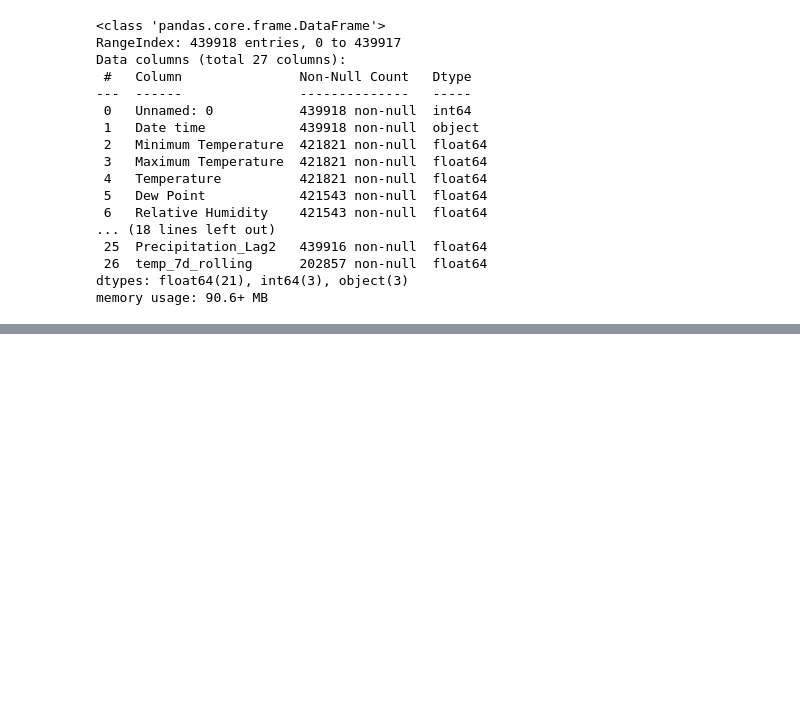
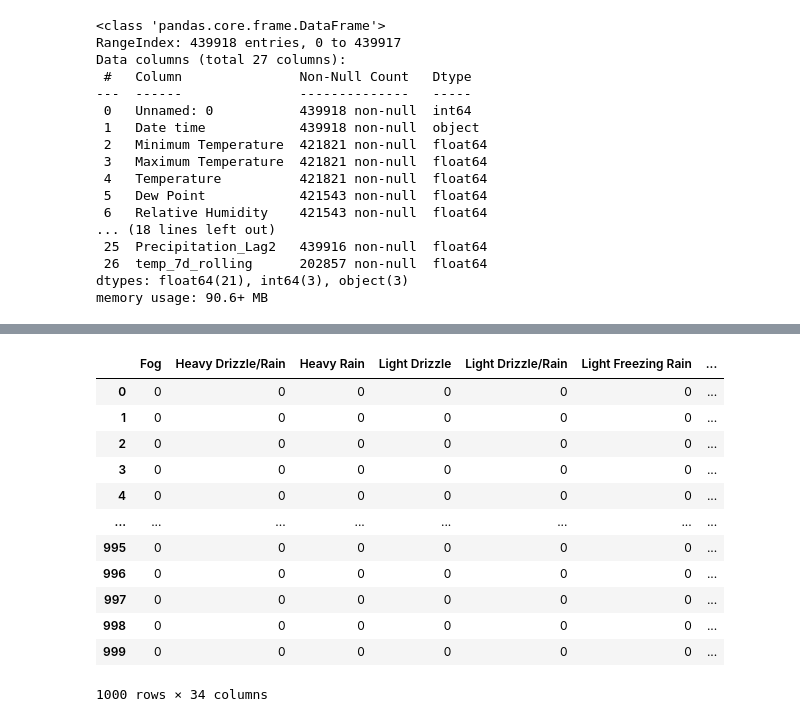
Before and after one commit to Harel-Amir/ML-FinalProject, a Jupyter notebook: weatherModel.ipynb, the cells around one changed output, grey strips where cells are left out. Saved outputs shown, nothing was run; the diff lists cells and outputs as text; code cells hidden in the pictures; blank space fills up the shorter version.

```diff
--- a/weatherModel.ipynb
+++ b/weatherModel.ipynb
@@ -195,0 +158,4 @@ array(['Overcast', 'Rain, Overcast', 'Partially cloudy',
+# %%
+test['Date time'] = pd.to_datetime(test['Date time'])
+test['Date time'] = test['Date time'].apply(lambda x: x.timestamp())
+test['Date time']
@@ -195,0 +192,3 @@ array(['Overcast', 'Rain, Overcast', 'Partially cloudy',
+# %%
+test['Weather Type'] = test['Weather Type'].str.split(',')
+test['Weather Type']
@@ -195,0 +233,6 @@ array(['Overcast', 'Rain, Overcast', 'Partially cloudy',
+# %%
+df = test['Weather Type'].to_frame()
+df['Weather Type'] = df['Weather Type'].apply(lambda d: d if isinstance(d, list) else [])
+mlb = MultiLabelBinarizer()
+df_transformed = pd.DataFrame(mlb.fit_transform(df['Weather Type']), columns=mlb.classes_, index=df.index)
+df_transformed.columns
@@ -195,0 +251,16 @@ array(['Overcast', 'Rain, Overcast', 'Partially cloudy',
+# %%
+df_transformed
+# %% [output]
+|  | Fog | Heavy Drizzle/Rain | Heavy Rain | Light Drizzle | Light Drizzle/Rain | Light Freezing Rain | ... |
+| 0 | 0 | 0 | 0 | 0 | 0 | 0 | ... |
+| 1 | 0 | 0 | 0 | 0 | 0 | 0 | ... |
+| 2 | 0 | 0 | 0 | 0 | 0 | 0 | ... |
+| 3 | 0 | 0 | 0 | 0 | 0 | 0 | ... |
+| 4 | 0 | 0 | 0 | 0 | 0 | 0 | ... |
+| ... | ... | ... | ... | ... | ... | ... | ... |
+| 995 | 0 | 0 | 0 | 0 | 0 | 0 | ... |
+| 996 | 0 | 0 | 0 | 0 | 0 | 0 | ... |
+| 997 | 0 | 0 | 0 | 0 | 0 | 0 | ... |
+| 998 | 0 | 0 | 0 | 0 | 0 | 0 | ... |
+| 999 | 0 | 0 | 0 | 0 | 0 | 0 | ... |
+1000 rows × 34 columns
```
Also changed, not shown: parts of 55 cells of this notebook.
